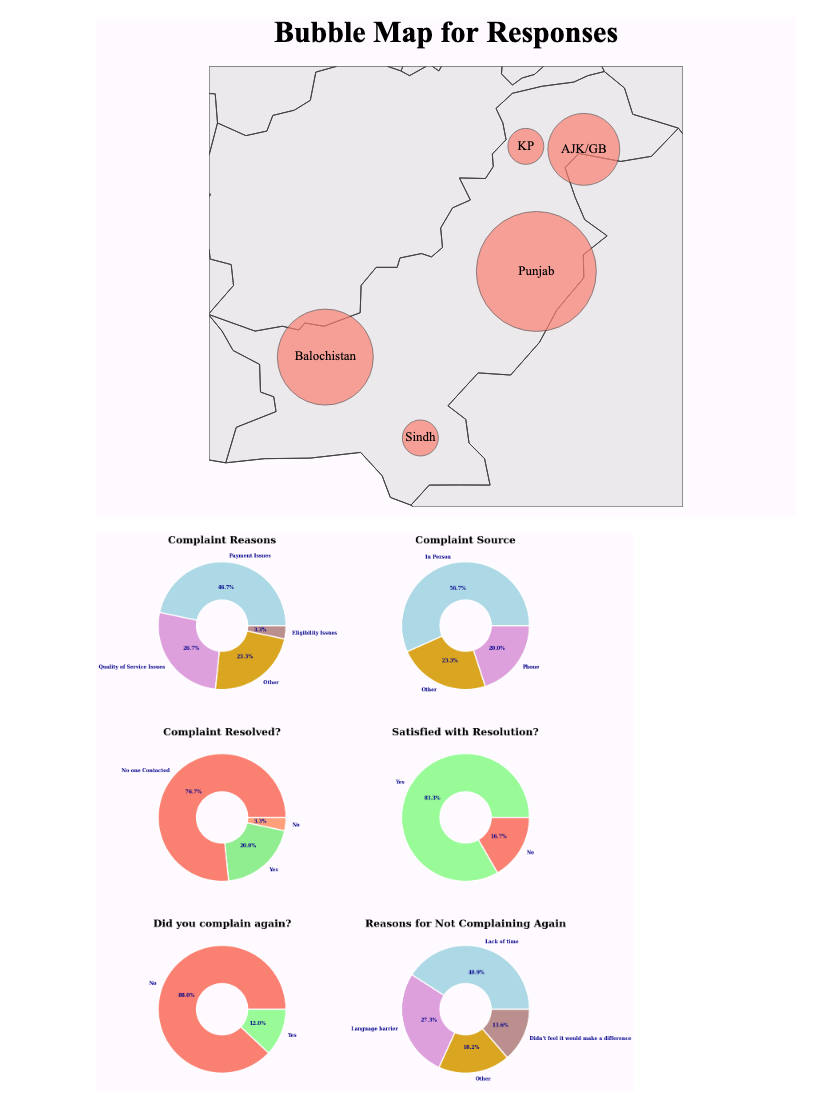
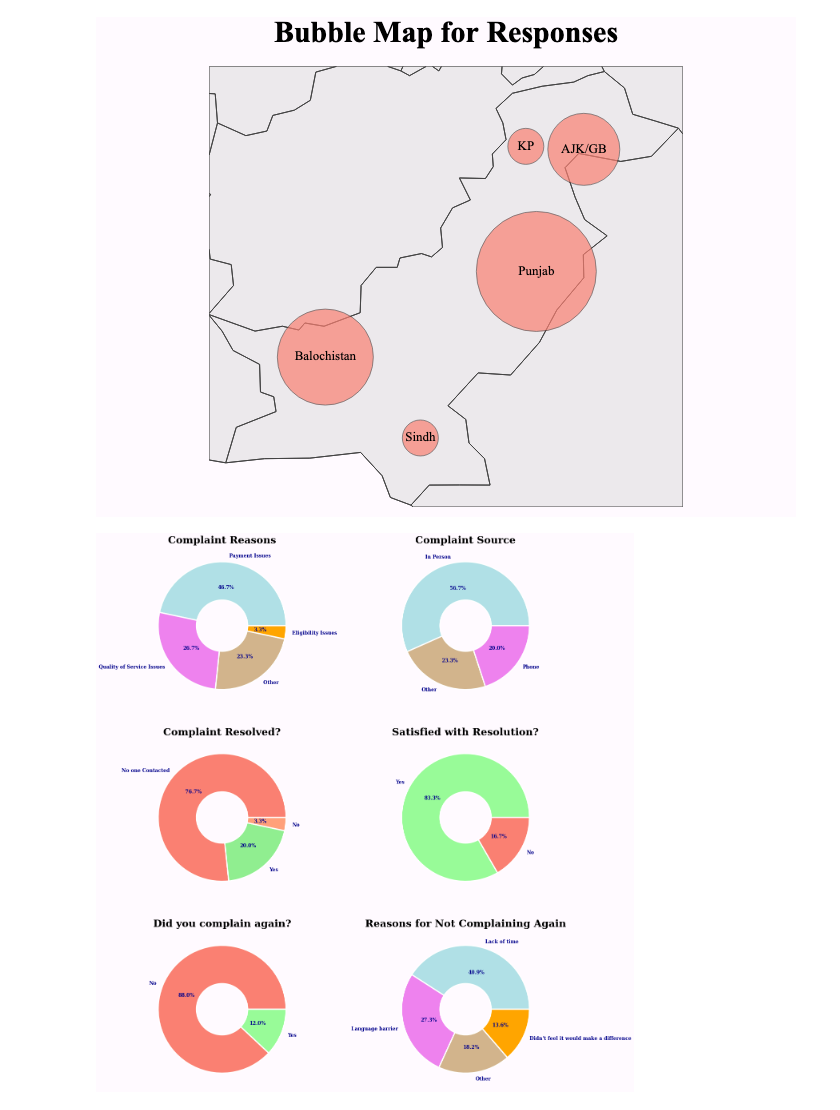
Before and after one commit to snaveerafrizvi/Grievance-Redressal, a Jupyter notebook: Grievance_redressal_sampledata.ipynb, the cells around one changed output. Drawn from its saved outputs; the diff is of its cells as text; code cells hidden in the pictures.

```diff
--- a/Grievance_redressal_sampledata.ipynb
+++ b/Grievance_redressal_sampledata.ipynb
@@ -158,21 +158,20 @@ def plot_pie(data,color_list,title,ax_num):
 # %%
 fig,ax= plt.subplots(3,2,figsize=(20,25))
 
 ax = ax.flatten()
 
-
-plot_pie(df["Q1: What was the reason behind your complaint?"],['lightblue', 'plum','goldenrod','rosybrown'],'Complaint Reasons',0)
-plot_pie(df["Q2: How did you lodge a complaint?"],['lightblue','goldenrod','plum'],'Complaint Source',1)
+plot_pie(df["Q1: What was the reason behind your complaint?"],['powderblue', 'violet','tan','orange'],'Complaint Reasons',0)
+plot_pie(df["Q2: How did you lodge a complaint?"],['powderblue','tan','violet'],'Complaint Source',1)
 plot_pie(df["Q4: Was your complaint resolved?"].fillna("No one Contacted"),['salmon', 'lightgreen','lightsalmon'],'Complaint Resolved?',2)
 plot_pie(df["Q5: Are you satisfied with the resolution?"].dropna(),['palegreen','salmon'],'Satisfied with Resolution?',3)
 plot_pie(df["Q6: Did you complain again?"].dropna(),['salmon', 'palegreen'],'Did you complain again?',4)
-plot_pie(df["Q7: Why didn't you complain again?"].dropna(),['lightblue', 'plum','goldenrod','rosybrown'],'Reasons for Not Complaining Again',5)
+plot_pie(df["Q7: Why didn't you complain again?"].dropna(),['powderblue', 'violet','tan','orange'],'Reasons for Not Complaining Again',5)
 
 
 fig.set_facecolor(tuple(np.array([255, 250, 255]) / 255))
 plt.show()
 # %% [output]
-[figure, old version]
+[figure, new version]
 # %%
 # Define function for plotting barchars
 def plot_bars(col,barcolors):
```
Also changed, not shown: parts of 3 cells of this notebook, 1 other file.
